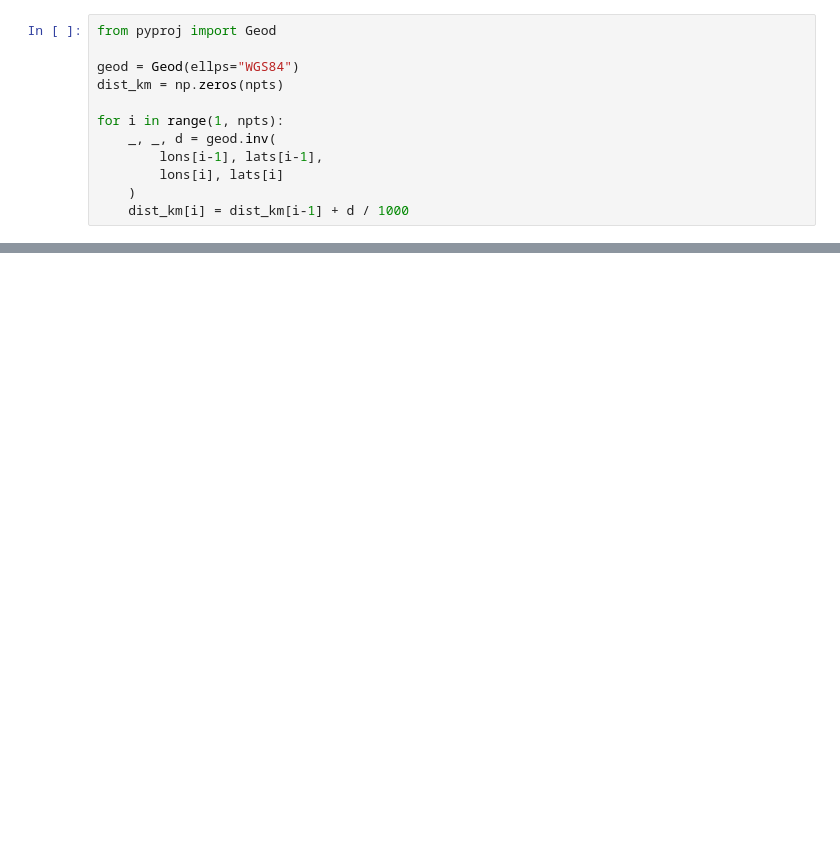
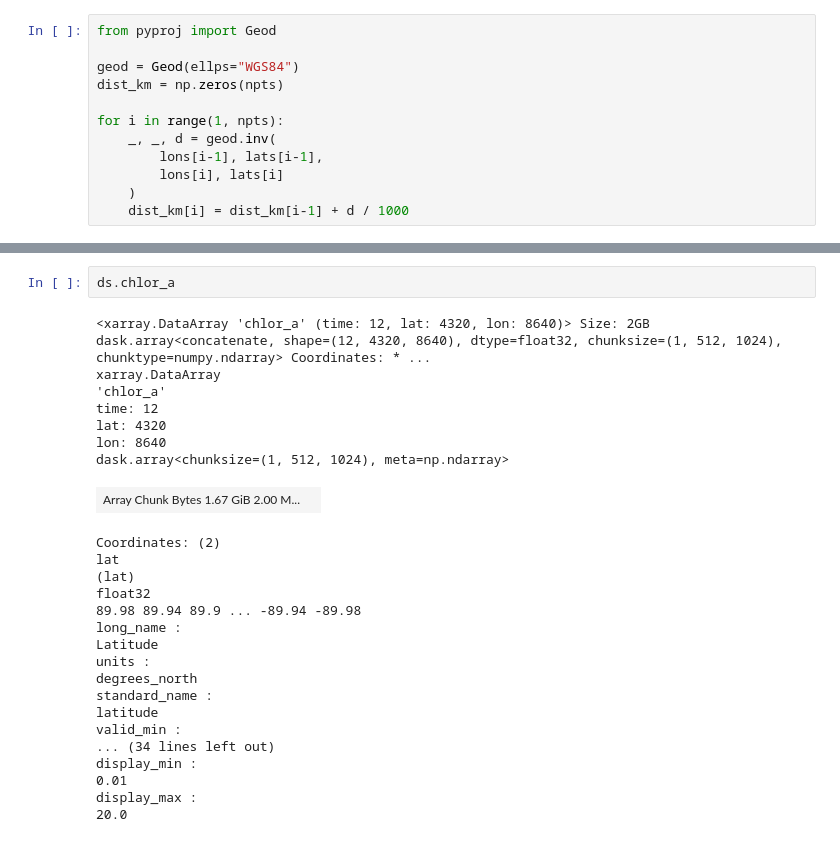
Before and after one commit to fish-pace/2026-proj-waterquality, a Jupyter notebook: contributor_folders/Andrea /pace_chla.ipynb, the cells around one changed output, grey strips where cells are left out. Cells and saved outputs as stored; diff of their text form; blank space fills up the shorter version.

```diff
--- a/contributor_folders/Andrea /pace_chla.ipynb
+++ b/contributor_folders/Andrea /pace_chla.ipynb
@@ -362,0 +434,28 @@ plt.show()
+# %%
+ds.chlor_a
+# %% [output]
+<xarray.DataArray 'chlor_a' (time: 12, lat: 4320, lon: 8640)> Size: 2GB dask.array<concatenate, shape=(12, 4320, 8640), dtype=float32, chunksize=(1, 512, 1024), chunktype=numpy.ndarray> Coordinates: * ...
+xarray.DataArray
+'chlor_a'
+time: 12
+lat: 4320
+lon: 8640
+dask.array<chunksize=(1, 512, 1024), meta=np.ndarray>
+| Array Chunk Bytes 1.67 GiB 2.00 M... |  |
+Coordinates: (2)
+lat
+(lat)
+float32
+89.98 89.94 89.9 ... -89.94 -89.98
+long_name :
+Latitude
+units :
+degrees_north
+standard_name :
+latitude
+valid_min :
+... (34 lines left out)
+display_min :
+0.01
+display_max :
+20.0
```
Also changed, not shown: parts of 25 cells of this notebook.
